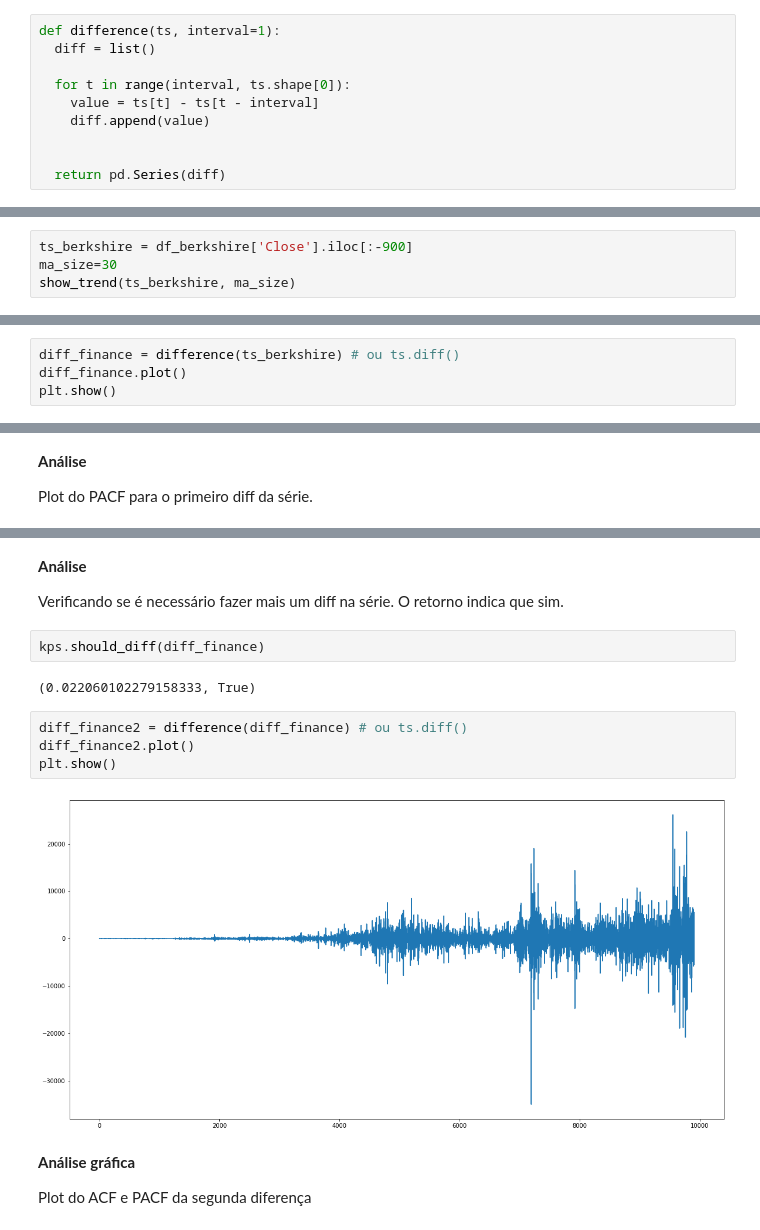
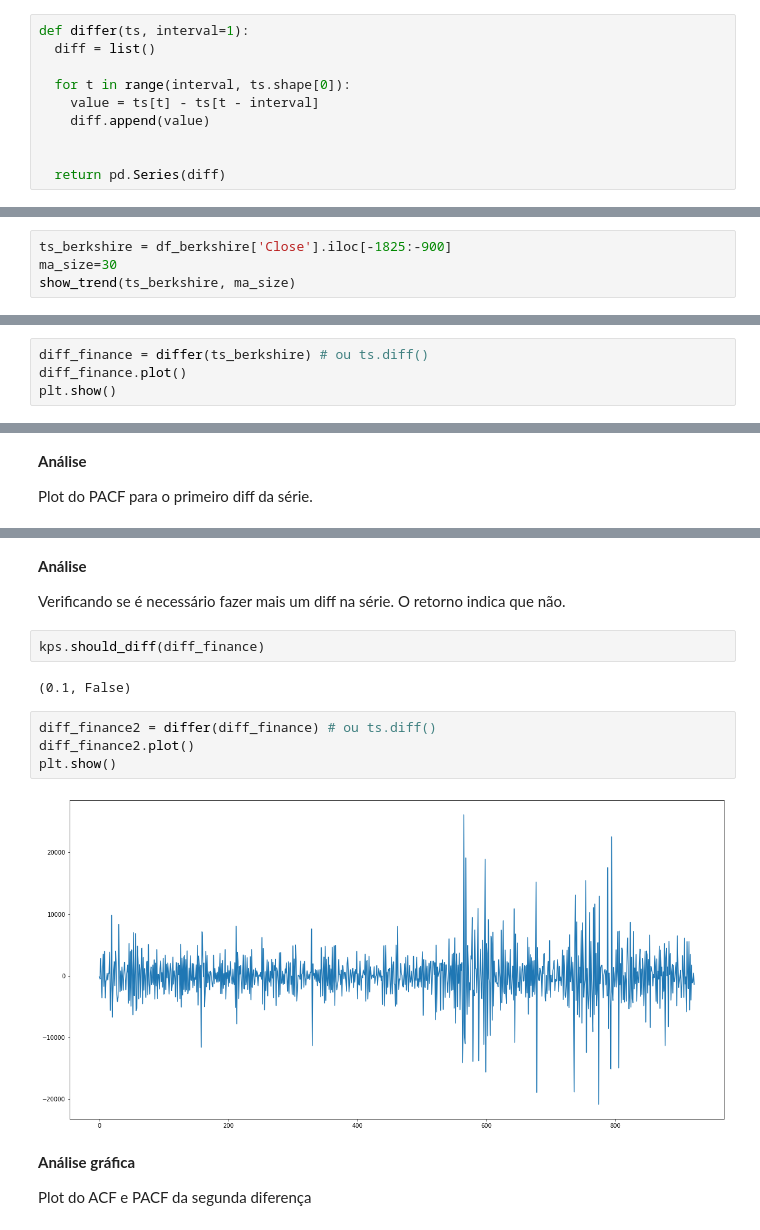
Before and after one commit to rgprado/SeriesTemporais, a Jupyter notebook: Series_Temporais_aula1_202201_Rodrigo_Prado.ipynb, the cells around one changed output, grey strips where cells are left out. Drawn from its saved outputs; the diff is of its cells as text.

```diff
--- a/Series_Temporais_aula1_202201_Rodrigo_Prado.ipynb
+++ b/Series_Temporais_aula1_202201_Rodrigo_Prado.ipynb
@@ -82,7 +88,7 @@ def show_trend(ts, ma_size):
 # %% [markdown]
 **Definição da Funçao DIFF**
 # %%
-def difference(ts, interval=1):
+def differ(ts, interval=1):
   diff = list()
 
   for t in range(interval, ts.shape[0]):
@@ -303,5 +471,5 @@ df_berkshire['Close'].plot()
 # %%
-ts_berkshire = df_berkshire['Close'].iloc[:-900]
+ts_berkshire = df_berkshire['Close'].iloc[-1825:-900]
 ma_size=30
 show_trend(ts_berkshire, ma_size)
 # %% [output]
@@ -326,7 +494,7 @@ plt.show()
 # %% [markdown]
 **Análise com função KPSSTest - Berkshire Hathaway**
 # %%
-diff_finance = difference(ts_berkshire) # ou ts.diff()
+diff_finance = differ(ts_berkshire) # ou ts.diff()
 diff_finance.plot()
 plt.show()
 # %% [output]
@@ -357,17 +525,17 @@ plt.show()
 # %% [markdown]
 **Análise**
 
-Verificando se é necessário fazer mais um diff na série. O retorno indica que sim.
+Verificando se é necessário fazer mais um diff na série. O retorno indica que não.
 # %%
 kps.should_diff(diff_finance)
 # %% [output]
-(0.022060102279158333, True)
+(0.1, False)
 # %%
-diff_finance2 = difference(diff_finance) # ou ts.diff()
+diff_finance2 = differ(diff_finance) # ou ts.diff()
 diff_finance2.plot()
 plt.show()
 # %% [output]
-[figure, old version]
+[figure, new version]
 # %% [markdown]
 **Análise gráfica**
 
```
Also changed, not shown: parts of 72 cells of this notebook.
